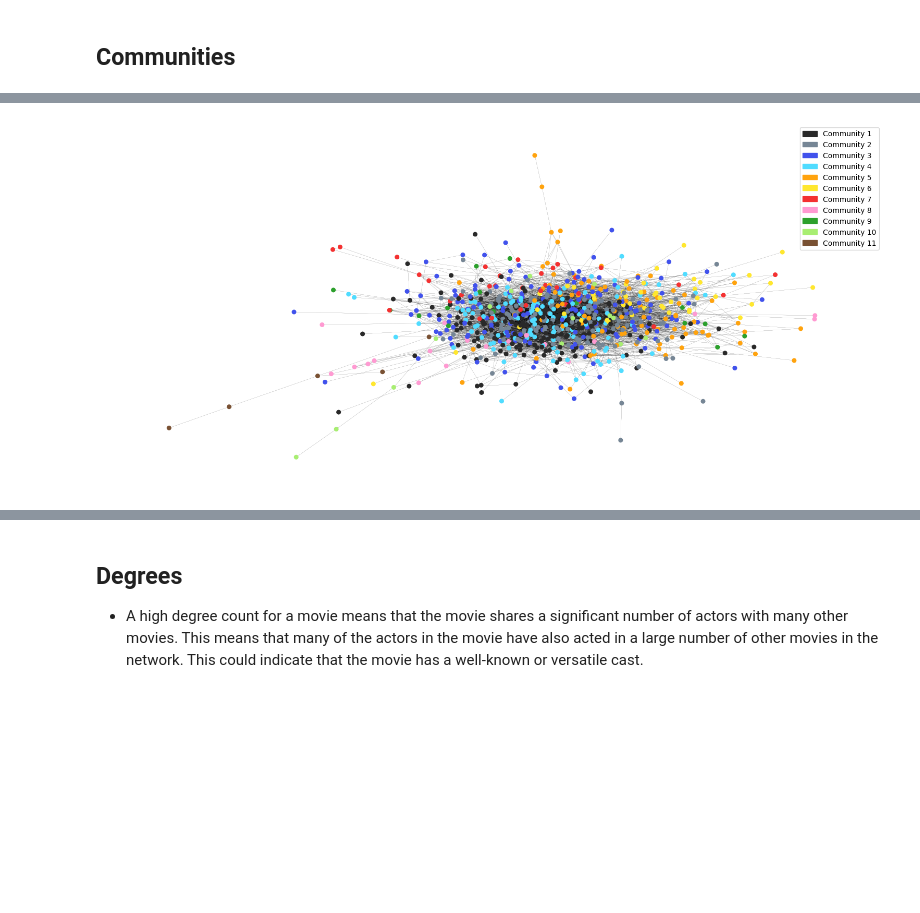
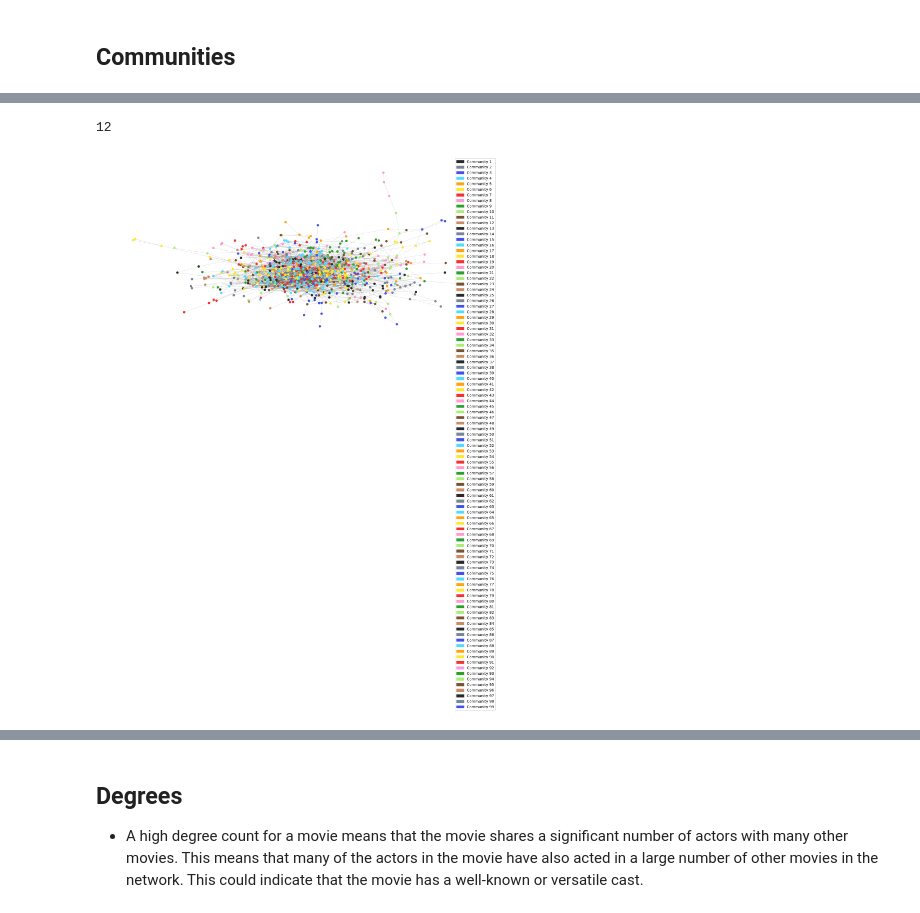
Before and after one commit to jennifer-dtu-2023/02807_project, a Jupyter notebook: networks_w7_dung_clean.ipynb, the cells around one changed output, grey strips where cells are left out. Drawn from its saved outputs; the diff is of its cells as text; code cells hidden in the pictures; blank space fills up the shorter version.

Commit message:
Fix communities

```diff
--- a/networks_w7_dung_clean.ipynb
+++ b/networks_w7_dung_clean.ipynb
@@ -73,5 +71,9 @@ highest_rating
 # %%
 movies_subset = movies[movies.Year >= 2000]
 df_movies_subset = movies_subset[movies_subset.Name.isin(credits.title)] #movies that are in credits
-df_tmdb = tmdb_movies[tmdb_movies.title.isin(df_movies_subset.Name)].reset_index() #movies that are also in the other movie data set
-df_credits = credits[credits.movie_id.isin(df_tmdb.id)]#this line is not needed
+df_tmdb = tmdb_movies[tmdb_movies.title.isin(df_movies_subset.Name)]#movies that are also in the other movie data set
+
+#remove movies, where there are either/or not genres, keywords or tagline
+df_tmdb = df_tmdb[df_tmdb.genres != '[]']
+df_tmdb = df_tmdb[df_tmdb.keywords != '[]']
+df_tmdb = df_tmdb[df_tmdb.tagline.notnull()].reset_index()
@@ -91,7 +95,7 @@ for index, row in df_credits.iterrows():
     cast = json.loads(row['cast']) # Parse the cast column (=JSON string)
 
     # Get names of the first 10 actors
-    actors = [actor['name'] for actor in cast[:5]]
+    actors = [actor['name'] for actor in cast[:3]]
     G_movies.add_node(row['title'], actors=actors)
 
 # Iterate over all pairs of movies
@@ -155,0 +194,28 @@ Comparing Modularity:
+# %%
+# Spectral clustering - Finding the best number of clusters
+np.random.seed(seed)
+
+adj_mat = nx.to_numpy_array(G_movies_lcc)
+nodes = list(G_movies_lcc.nodes())
+
+best_modularity = -np.inf
+best_n_clusters = None
+best_communities = None
+
+# Try different numbers of clusters
+for n_clusters in range(2, 100):
+    sc = SpectralClustering(n_clusters, affinity='precomputed', n_init=100)
+    sc.fit(adj_mat)
+
+    # Convert labels array to list of sets format
+    communities = [set(nodes[i] for i in np.where(sc.labels_ == j)[0]) for j in range(n_clusters)]
+    modularity = nx.algorithms.community.quality.modularity(G_movies_lcc, communities)
+
+    # Update
+    if modularity > best_modularity:
+        best_modularity = modularity
+        best_n_clusters = n_clusters
+        best_communities = communities
+
+print("Best modularity is", best_modularity, "found with", best_n_clusters, "clusters.")
+# Approx 3:33 min to run
@@ -156,17 +245,20 @@ Comparing Modularity:
 # %%
 # Communities
-communities = nx.algorithms.community.greedy_modularity_communities(G_movies_lcc)
+communities2 = nx.algorithms.community.greedy_modularity_communities(G_movies_lcc)
+n_communities = len(np.unique(list(communities2)))
+print(n_communities)
 
 # Plot
 plt.figure(figsize=(15, 7))
 pos = nx.spring_layout(G_movies_lcc)
 color_map = {node: colors[i % len(colors)] for i, community in enumerate(communities) for node in community}
 nx.draw(G_movies_lcc, pos, node_color=[color_map[node] for node in G_movies_lcc.nodes], edge_color='black', with_labels=False, node_size=30, width=0.1)
 patches = [mpatches.Patch(color=colors[i % len(colors)], label=f'Community {i+1}') for i in range(len(communities))]
 plt.legend(handles=patches)
 plt.show()
 # %% [output]
+12
-[figure, old version]
+[figure, new version]
 # %%
 # Number of Movies in Each Community
 for i, community in enumerate(communities, start=1):
```
Also changed, not shown: parts of 16 cells of this notebook, 1 other file.
